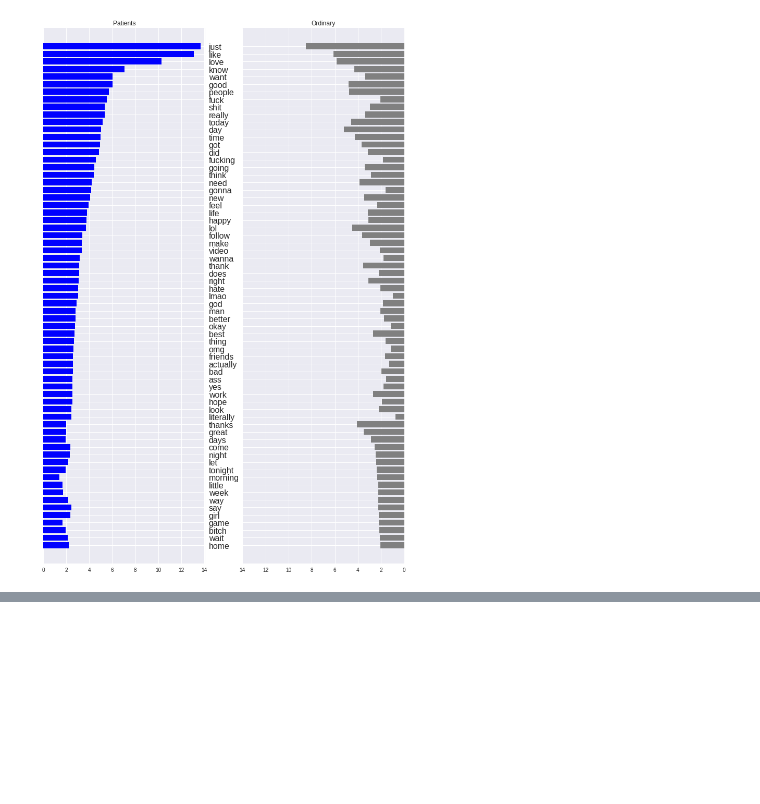
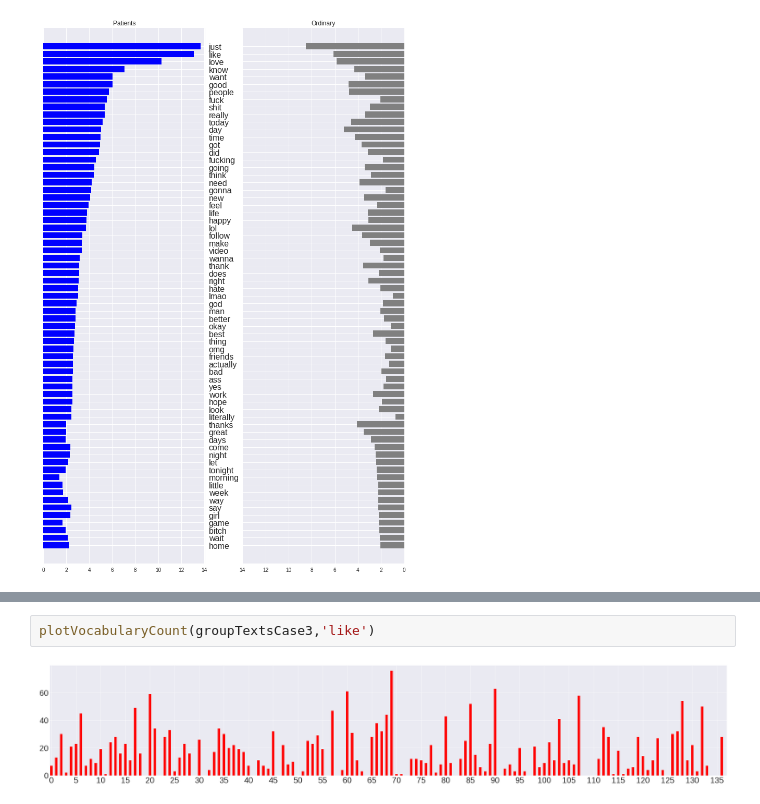
Before and after one commit to Adeline-Wei/Depression_Research, a Jupyter notebook: 1_preprocessing/tfidf_new_version.ipynb, the cells around one changed output, grey strips where cells are left out. Drawn from its saved outputs; the diff is of its cells as text; blank space fills up the shorter version.

```diff
--- a/1_preprocessing/tfidf_new_version.ipynb
+++ b/1_preprocessing/tfidf_new_version.ipynb
@@ -515,0 +555,4 @@ plotTwoGroupsTfidfType3()
+# %%
+plotVocabularyCount(groupTextsCase3,'like')
+# %% [output]
+[figure, added]
```
Also changed, not shown: parts of 13 cells of this notebook.
